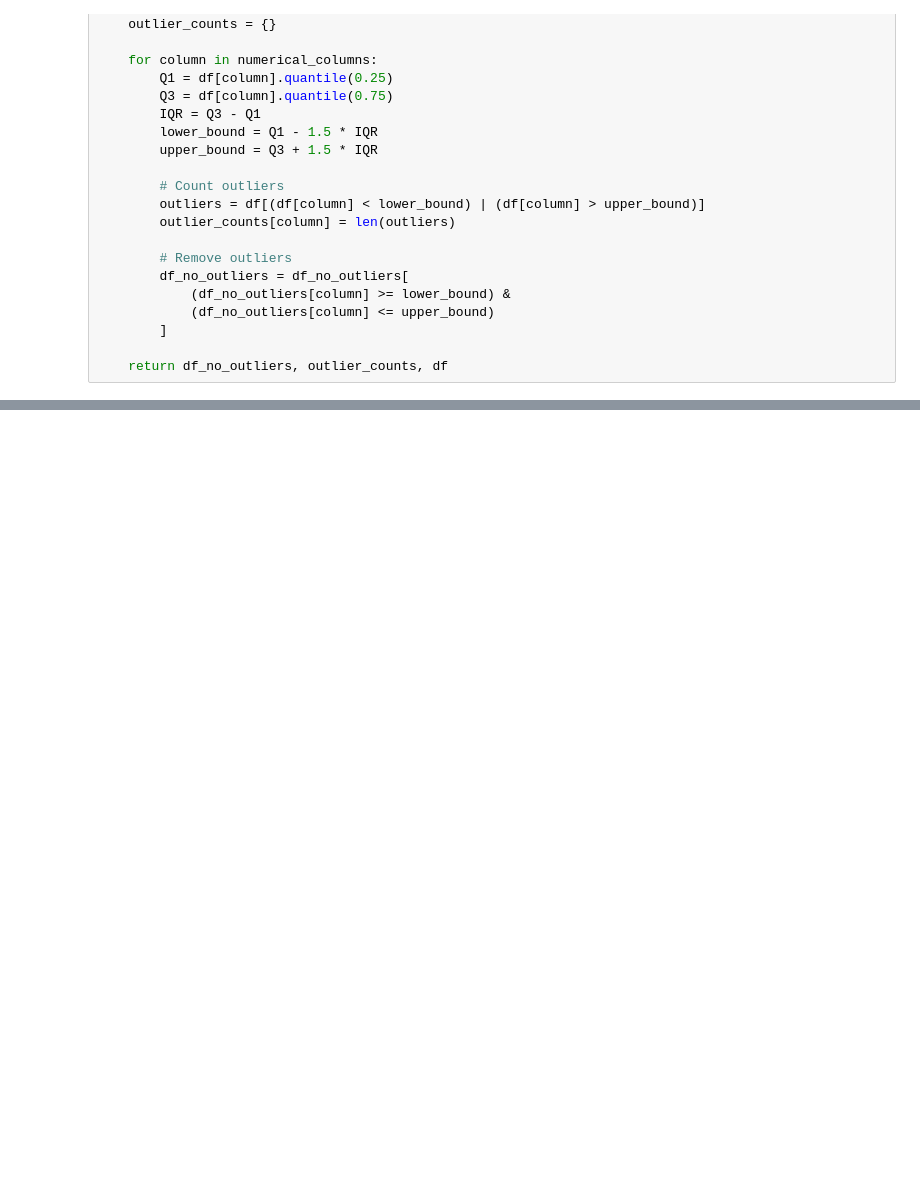
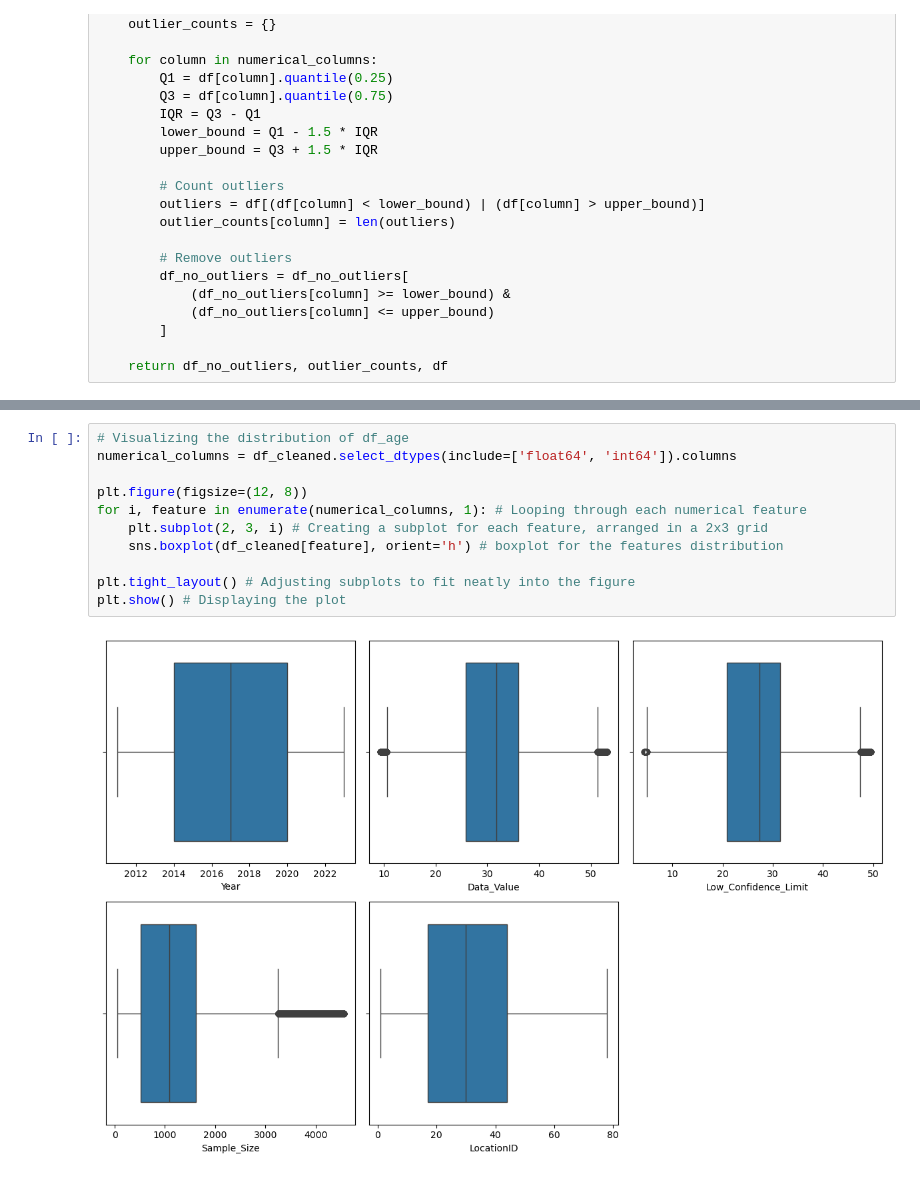
Before and after one commit to Niklauzi/Machine-Learning-Projects, a Jupyter notebook: Health Domain/Nutrition, Physical Activity, and Obesity - Behavioral Risk Factor Surveillance System/Nutrition-Physical Activity-Obesity.ipynb, the cells around one changed output, grey strips where cells are left out. Drawn from its saved outputs; the diff is of its cells as text; blank space fills up the shorter version.

```diff
--- a/Health Domain/Nutrition, Physical Activity, and Obesity - Behavioral Risk Factor Surveillance System/Nutrition-Physical Activity-Obesity.ipynb
+++ b/Health Domain/Nutrition, Physical Activity, and Obesity - Behavioral Risk Factor Surveillance System/Nutrition-Physical Activity-Obesity.ipynb
@@ -445,0 +311,13 @@ df_cleaned.head(3)
+# %%
+# Visualizing the distribution of df_age
+numerical_columns = df_cleaned.select_dtypes(include=['float64', 'int64']).columns
+
+plt.figure(figsize=(12, 8))
+for i, feature in enumerate(numerical_columns, 1): # Looping through each numerical feature
+    plt.subplot(2, 3, i) # Creating a subplot for each feature, arranged in a 2x3 grid
+    sns.boxplot(df_cleaned[feature], orient='h') # boxplot for the features distribution
+
+plt.tight_layout() # Adjusting subplots to fit neatly into the figure
+plt.show() # Displaying the plot
+# %% [output]
+[figure, added]
```
Also changed, not shown: parts of 63 cells of this notebook.
